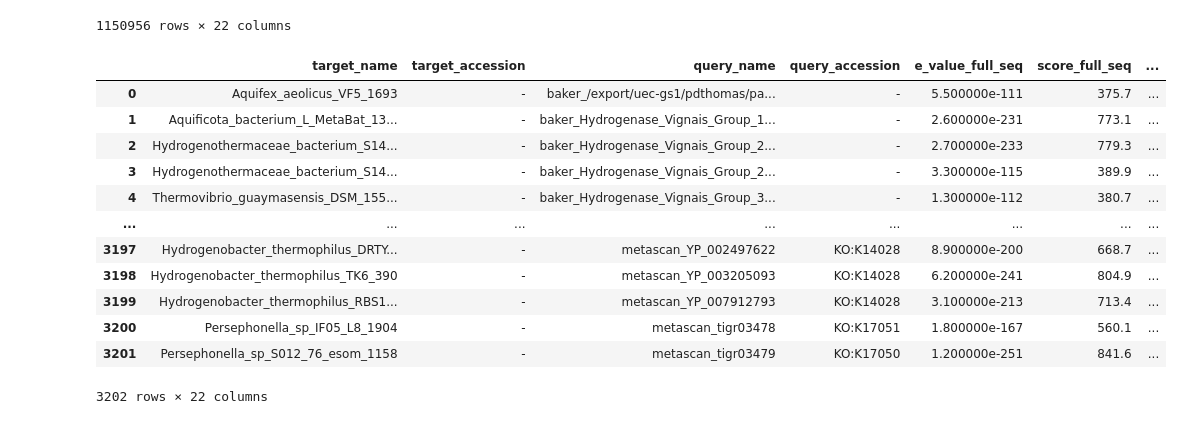
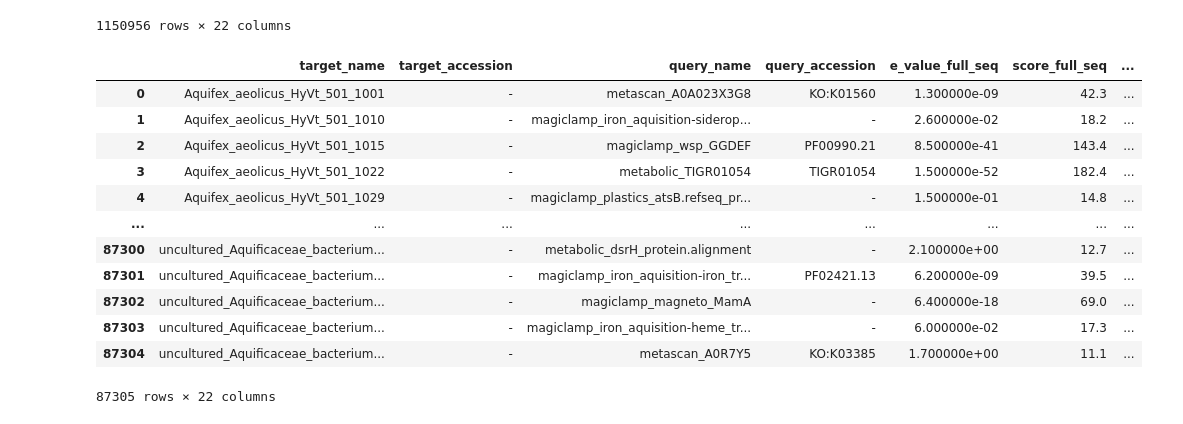
Before and after one commit to giovannellilab/faro-hmm, a Jupyter notebook: notebooks/Pipeline.ipynb, the cells around one changed output. Cells and saved outputs as stored; diff of their text form; code cells hidden in the pictures.

Commit message:
Fix selection of hits by E-value

```diff
--- a/notebooks/Pipeline.ipynb
+++ b/notebooks/Pipeline.ipynb
@@ -59,24 +59,24 @@ hits_df
 # %%
 # Get only those hits with the lowest E-value
 hits_df_min = hits_df.loc[
-    hits_df.groupby("query_name")["e_value_full_seq"].idxmin()
+    hits_df.groupby("target_name")["e_value_full_seq"].idxmin()
 ].reset_index(drop=True)
 
 hits_df_min
 # %% [output]
 |  | target_name | target_accession | query_name | query_accession | e_value_full_seq | score_full_seq | ... |
-| 0 | Aquifex_aeolicus_VF5_1693 | - | baker_/export/uec-gs1/pdthomas/pa... | - | 5.500000e-111 | 375.7 | ... |
-| 1 | Aquificota_bacterium_L_MetaBat_13... | - | baker_Hydrogenase_Vignais_Group_1... | - | 2.600000e-231 | 773.1 | ... |
-| 2 | Hydrogenothermaceae_bacterium_S14... | - | baker_Hydrogenase_Vignais_Group_2... | - | 2.700000e-233 | 779.3 | ... |
-| 3 | Hydrogenothermaceae_bacterium_S14... | - | baker_Hydrogenase_Vignais_Group_2... | - | 3.300000e-115 | 389.9 | ... |
-| 4 | Thermovibrio_guaymasensis_DSM_155... | - | baker_Hydrogenase_Vignais_Group_3... | - | 1.300000e-112 | 380.7 | ... |
+| 0 | Aquifex_aeolicus_HyVt_501_1001 | - | metascan_A0A023X3G8 | KO:K01560 | 1.300000e-09 | 42.3 | ... |
+| 1 | Aquifex_aeolicus_HyVt_501_1010 | - | magiclamp_iron_aquisition-siderop... | - | 2.600000e-02 | 18.2 | ... |
+| 2 | Aquifex_aeolicus_HyVt_501_1015 | - | magiclamp_wsp_GGDEF | PF00990.21 | 8.500000e-41 | 143.4 | ... |
+| 3 | Aquifex_aeolicus_HyVt_501_1022 | - | metabolic_TIGR01054 | TIGR01054 | 1.500000e-52 | 182.4 | ... |
+| 4 | Aquifex_aeolicus_HyVt_501_1029 | - | magiclamp_plastics_atsB.refseq_pr... | - | 1.500000e-01 | 14.8 | ... |
 | ... | ... | ... | ... | ... | ... | ... | ... |
-| 3197 | Hydrogenobacter_thermophilus_DRTY... | - | metascan_YP_002497622 | KO:K14028 | 8.900000e-200 | 668.7 | ... |
-| 3198 | Hydrogenobacter_thermophilus_TK6_390 | - | metascan_YP_003205093 | KO:K14028 | 6.200000e-241 | 804.9 | ... |
-| 3199 | Hydrogenobacter_thermophilus_RBS1... | - | metascan_YP_007912793 | KO:K14028 | 3.100000e-213 | 713.4 | ... |
-| 3200 | Persephonella_sp_IF05_L8_1904 | - | metascan_tigr03478 | KO:K17051 | 1.800000e-167 | 560.1 | ... |
-| 3201 | Persephonella_sp_S012_76_esom_1158 | - | metascan_tigr03479 | KO:K17050 | 1.200000e-251 | 841.6 | ... |
+| 87300 | uncultured_Aquificaceae_bacterium... | - | metabolic_dsrH_protein.alignment | - | 2.100000e+00 | 12.7 | ... |
+| 87301 | uncultured_Aquificaceae_bacterium... | - | magiclamp_iron_aquisition-iron_tr... | PF02421.13 | 6.200000e-09 | 39.5 | ... |
+| 87302 | uncultured_Aquificaceae_bacterium... | - | magiclamp_magneto_MamA | - | 6.400000e-18 | 69.0 | ... |
+| 87303 | uncultured_Aquificaceae_bacterium... | - | magiclamp_iron_aquisition-heme_tr... | - | 6.000000e-02 | 17.3 | ... |
+| 87304 | uncultured_Aquificaceae_bacterium... | - | metascan_A0R7Y5 | KO:K03385 | 1.700000e+00 | 11.1 | ... |
-3202 rows × 22 columns
+87305 rows × 22 columns
 # %%
 # Presence/abscence (remove for having the counts of many-vs-many)
 heat_df = hits_df_min[["mag", "query_name"]].copy()
```
Also changed, not shown: parts of 2 cells of this notebook.
